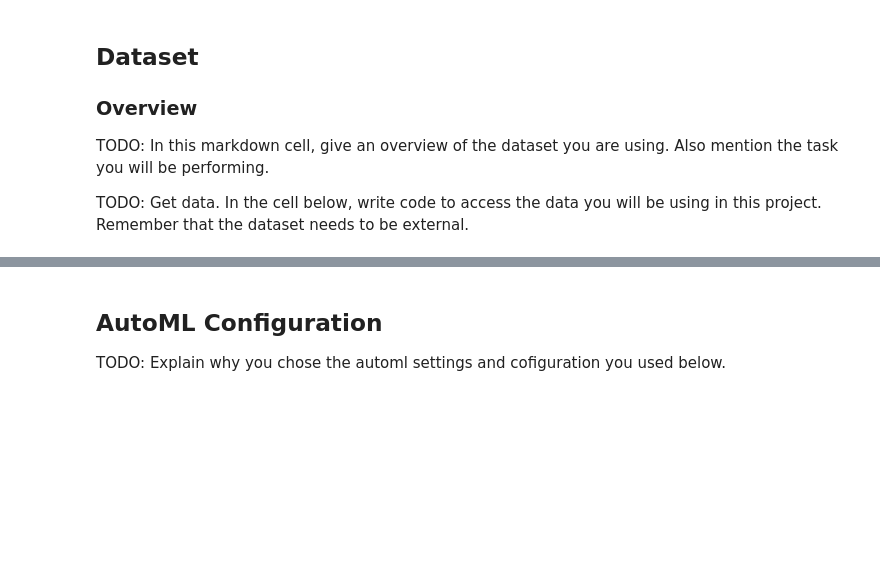
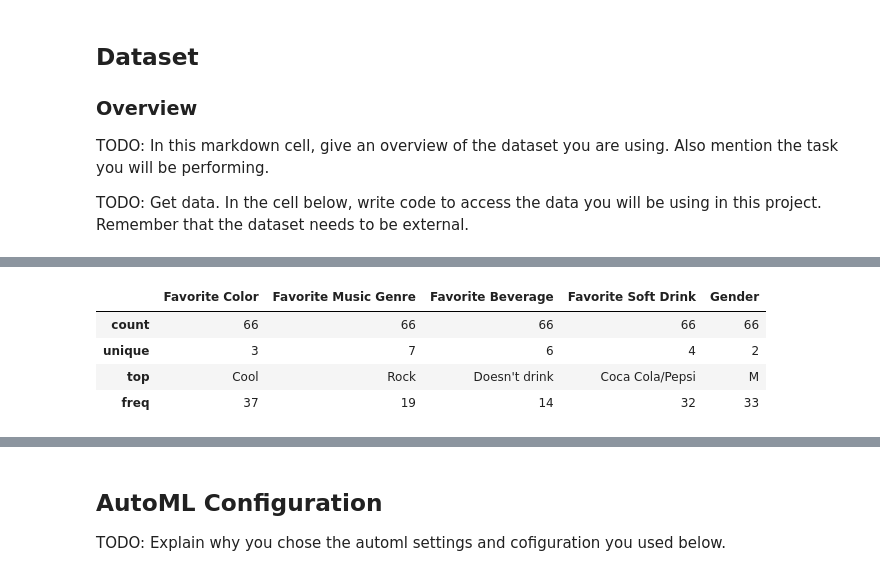
Before and after one commit to vagbharathi/Capstone-project-UdacityMachineLearningEngineer-MicrosoftAzure-Scholarship, a Jupyter notebook: nd00333-capstone-master/starter_file/automl.ipynb, the cells around one changed output, grey strips where cells are left out. Drawn from its saved outputs; the diff is of its cells as text; code cells hidden in the pictures; blank space fills up the shorter version.

```diff
--- a/nd00333-capstone-master/starter_file/automl.ipynb
+++ b/nd00333-capstone-master/starter_file/automl.ipynb
@@ -56,23 +71,29 @@ training_cluster.wait_for_completion(show_output=True, min_node_count = 1, timeo
 # %%
 found = False
 key = "**Gender Classification**"
 description_text = "**Gender Classification Dataset for Capstone Peoject Udacity**"
 
 if key in ws.datasets.keys():
         found = True
         dataset = ws.datasets[key]
 
 if not found:
         # Create AML Dataset and register it into Workspace
-        example_data = 'https://raw.githubusercontent.com/vagbharathi/Capstone-project-UdacityMachineLearningEngineer-MicrosoftAzure-Scholarship/main/nd00333-capstone-master/starter_file/gender-classification.csv
+        example_data = 'https://raw.githubusercontent.com/vagbharathi/Capstone-project-UdacityMachineLearningEngineer-MicrosoftAzure-Scholarship/main/nd00333-capstone-master/starter_file/gender-classification.csv'
         dataset = Dataset.Tabular.from_delimited_files(example_data)
         #Register Dataset in Workspace
         dataset = dataset.register(workspace=ws,
                                    name=key,
                                    description=description_text)
 
 
 df = dataset.to_pandas_dataframe()
 df.describe()
+# %% [output]
+|  | Favorite Color | Favorite Music Genre | Favorite Beverage | Favorite Soft Drink | Gender |
+| count | 66 | 66 | 66 | 66 | 66 |
+| unique | 3 | 7 | 6 | 4 | 2 |
+| top | Cool | Rock | Doesn't drink | Coca Cola/Pepsi | M |
+| freq | 37 | 19 | 14 | 32 | 33 |
 # %%
 dataset.take(5).to_pandas_dataframe()
```
Also changed, not shown: parts of 10 cells of this notebook, 2 other files.
